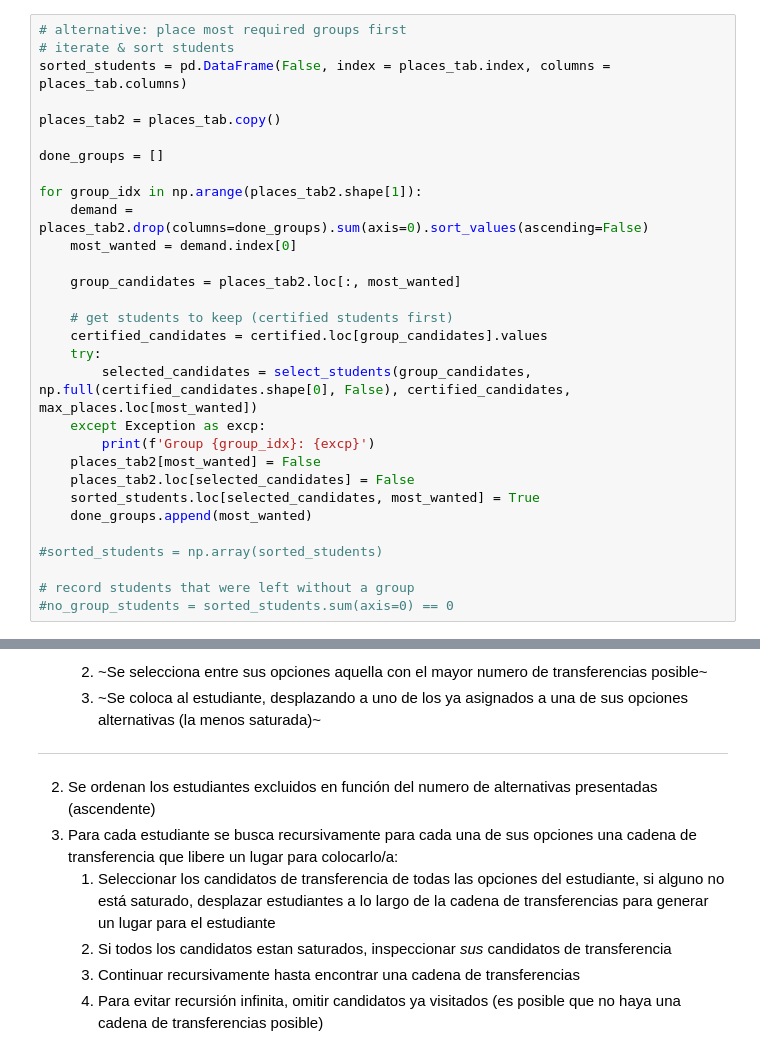
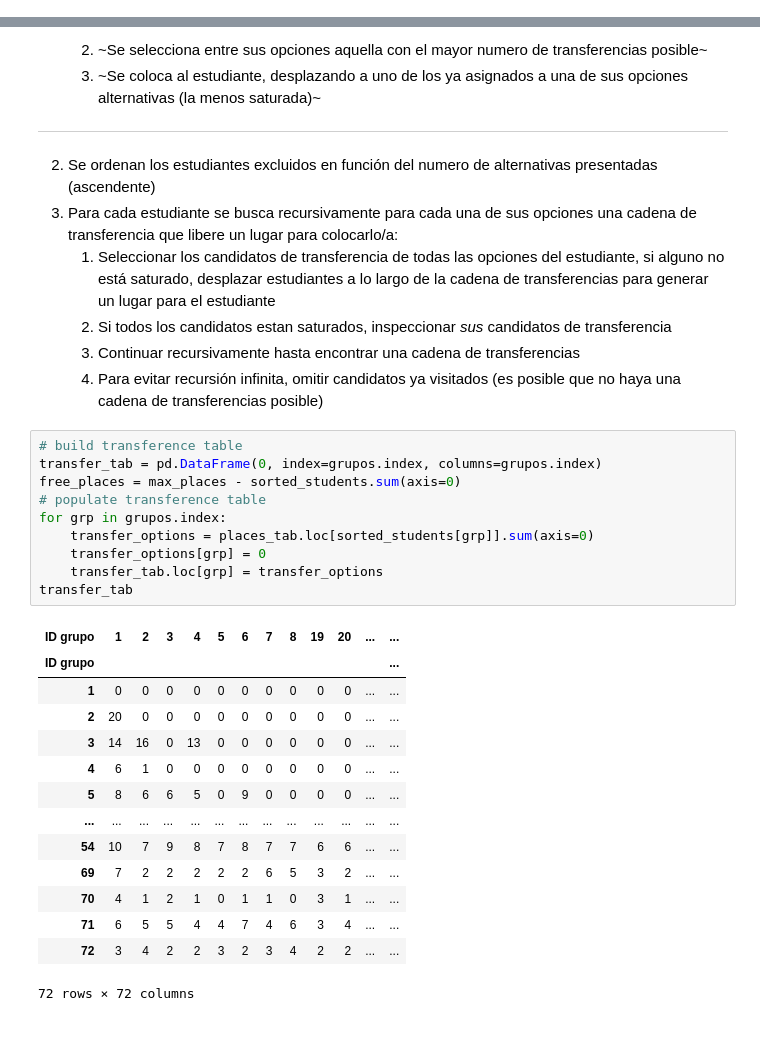
Before and after one commit to HJuan412/group_reparting, a Jupyter notebook: Asignador.ipynb, the cells around one changed output, grey strips where cells are left out. Saved outputs shown, nothing was run; the diff lists cells and outputs as text.

```diff
--- a/Asignador.ipynb
+++ b/Asignador.ipynb
@@ -258,30 +224,0 @@ for row in demand_log.to_numpy().T:
-# %%
-# alternative: place most required groups first
-# iterate & sort students
-sorted_students = pd.DataFrame(False, index = places_tab.index, columns = places_tab.columns)
-
-places_tab2 = places_tab.copy()
-
-done_groups = []
-
-for group_idx in np.arange(places_tab2.shape[1]):
-    demand = places_tab2.drop(columns=done_groups).sum(axis=0).sort_values(ascending=False)
-    most_wanted = demand.index[0]
-
-    group_candidates = places_tab2.loc[:, most_wanted]
-
-    # get students to keep (certified students first)
-    certified_candidates = certified.loc[group_candidates].values
-    try:
-        selected_candidates = select_students(group_candidates, np.full(certified_candidates.shape[0], False), certified_candidates, max_places.loc[most_wanted])
-    except Exception as excp:
-        print(f'Group {group_idx}: {excp}')
-    places_tab2[most_wanted] = False
-    places_tab2.loc[selected_candidates] = False
-    sorted_students.loc[selected_candidates, most_wanted] = True
-    done_groups.append(most_wanted)
-
-#sorted_students = np.array(sorted_students)
-
-# record students that were left without a group
-#no_group_students = sorted_students.sum(axis=0) == 0
@@ -339,3 +249,28 @@ ___
     2) Si todos los candidatos estan saturados, inspeccionar *sus* candidatos de transferencia
     3) Continuar recursivamente hasta encontrar una cadena de transferencias
     4) Para evitar recursión infinita, omitir candidatos ya visitados (es posible que no haya una cadena de transferencias posible)
+# %%
+# build transference table
+transfer_tab = pd.DataFrame(0, index=grupos.index, columns=grupos.index)
+free_places = max_places - sorted_students.sum(axis=0)
+# populate transference table
+for grp in grupos.index:
+    transfer_options = places_tab.loc[sorted_students[grp]].sum(axis=0)
+    transfer_options[grp] = 0
+    transfer_tab.loc[grp] = transfer_options
+transfer_tab
+# %% [output]
+| ID grupo | 1 | 2 | 3 | 4 | 5 | 6 | 7 | 8 | 19 | 20 | ... | ... |
+| ID grupo |  |  |  |  |  |  |  |  |  |  |  | ... |
+| 1 | 0 | 0 | 0 | 0 | 0 | 0 | 0 | 0 | 0 | 0 | ... | ... |
+| 2 | 20 | 0 | 0 | 0 | 0 | 0 | 0 | 0 | 0 | 0 | ... | ... |
+| 3 | 14 | 16 | 0 | 13 | 0 | 0 | 0 | 0 | 0 | 0 | ... | ... |
+| 4 | 6 | 1 | 0 | 0 | 0 | 0 | 0 | 0 | 0 | 0 | ... | ... |
+| 5 | 8 | 6 | 6 | 5 | 0 | 9 | 0 | 0 | 0 | 0 | ... | ... |
+| ... | ... | ... | ... | ... | ... | ... | ... | ... | ... | ... | ... | ... |
+| 54 | 10 | 7 | 9 | 8 | 7 | 8 | 7 | 7 | 6 | 6 | ... | ... |
+| 69 | 7 | 2 | 2 | 2 | 2 | 2 | 6 | 5 | 3 | 2 | ... | ... |
+| 70 | 4 | 1 | 2 | 1 | 0 | 1 | 1 | 0 | 3 | 1 | ... | ... |
+| 71 | 6 | 5 | 5 | 4 | 4 | 7 | 4 | 6 | 3 | 4 | ... | ... |
+| 72 | 3 | 4 | 2 | 2 | 3 | 2 | 3 | 4 | 2 | 2 | ... | ... |
+72 rows × 72 columns
```
Also changed, not shown: parts of 11 cells of this notebook.
